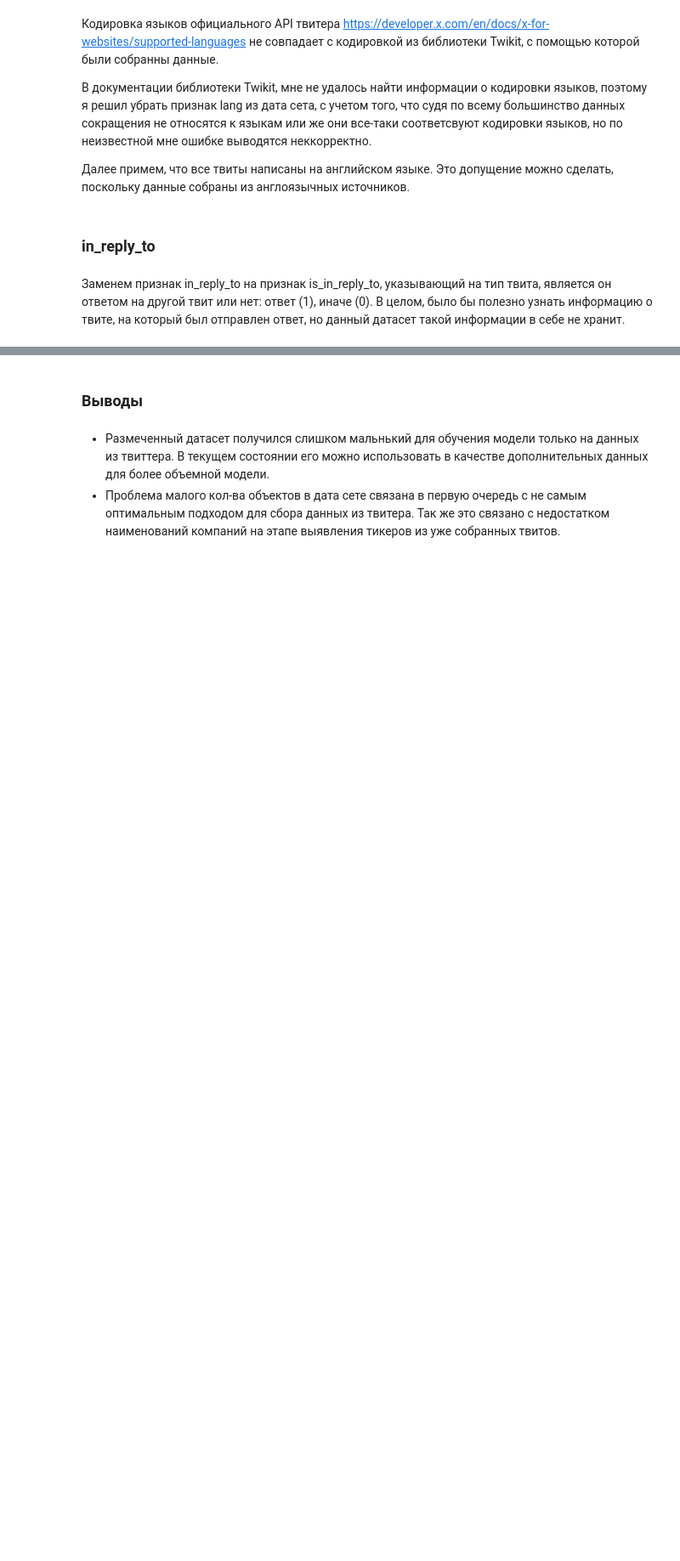
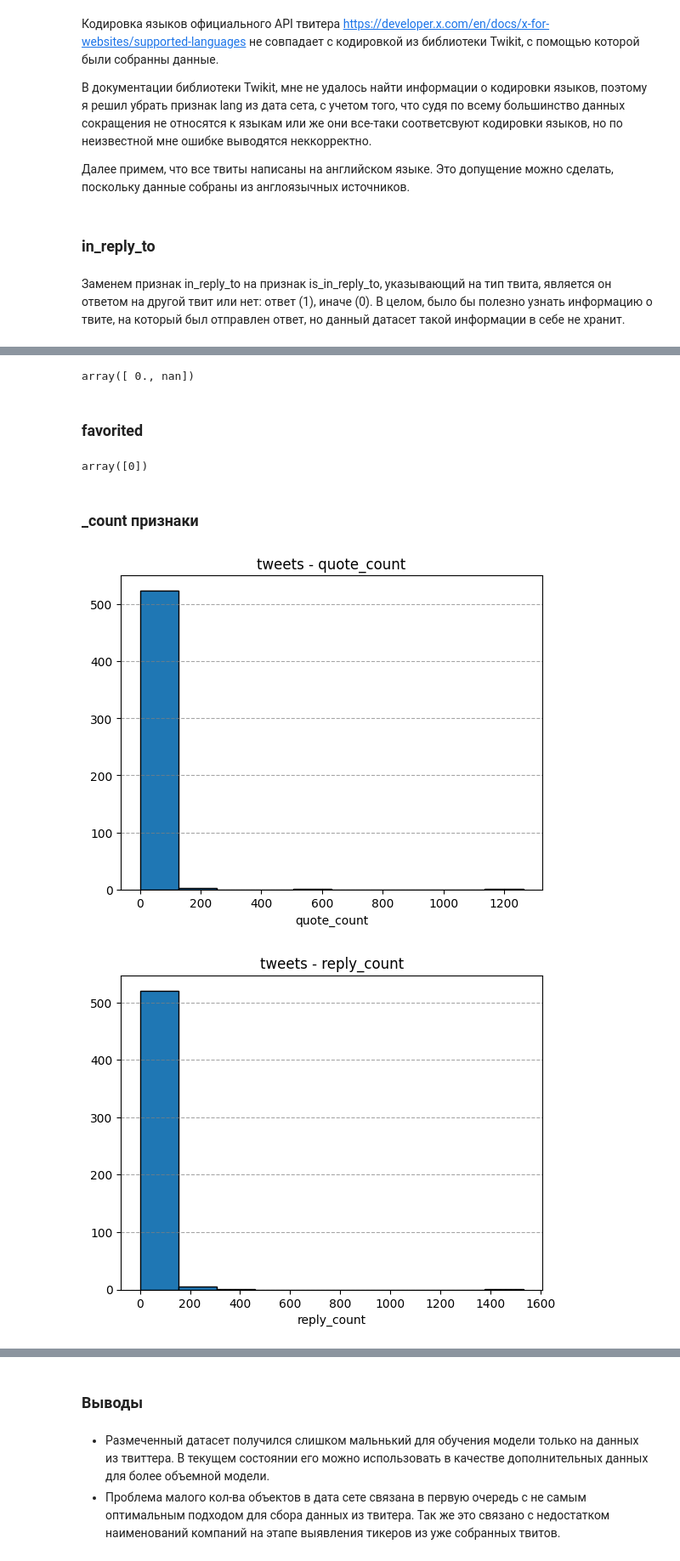
Before and after one commit to vasilyryabtsev/futures-price-prediction, a Jupyter notebook: twitter_parser/infls/inflEDA.ipynb, the cells around one changed output, grey strips where cells are left out. Shown: that part at 85% size. Saved outputs shown, nothing was run; the diff lists cells and outputs as text; code cells hidden in the pictures; blank space fills up the shorter version.

```diff
--- a/twitter_parser/infls/inflEDA.ipynb
+++ b/twitter_parser/infls/inflEDA.ipynb
@@ -244,3 +243,5 @@ plt.show()
+# %%
+df = df.drop('date', axis=1)
 # %% [markdown]
 ### Общие сведенья о данных ###
 # %%
@@ -353,0 +367,23 @@ for col_name in df.columns:
+# %%
+df['possibly_sensitive'].unique()
+# %% [output]
+array([ 0., nan])
+# %%
+df['possibly_sensitive'] = df['possibly_sensitive'].fillna(0.)
+# %% [markdown]
+### favorited ###
+# %%
+df['favorited'].unique()
+# %% [output]
+array([0])
+# %% [markdown]
+### _count признаки ###
+# %%
+count_att = df.columns[6:12]
+
+for col_name in count_att:
+    df[col_name] = df[col_name].fillna(0)
+    create_hist(df[col_name])
+# %% [output]
+[figure, added]
+[figure, added]
```
Also changed, not shown: parts of 18 cells of this notebook.
